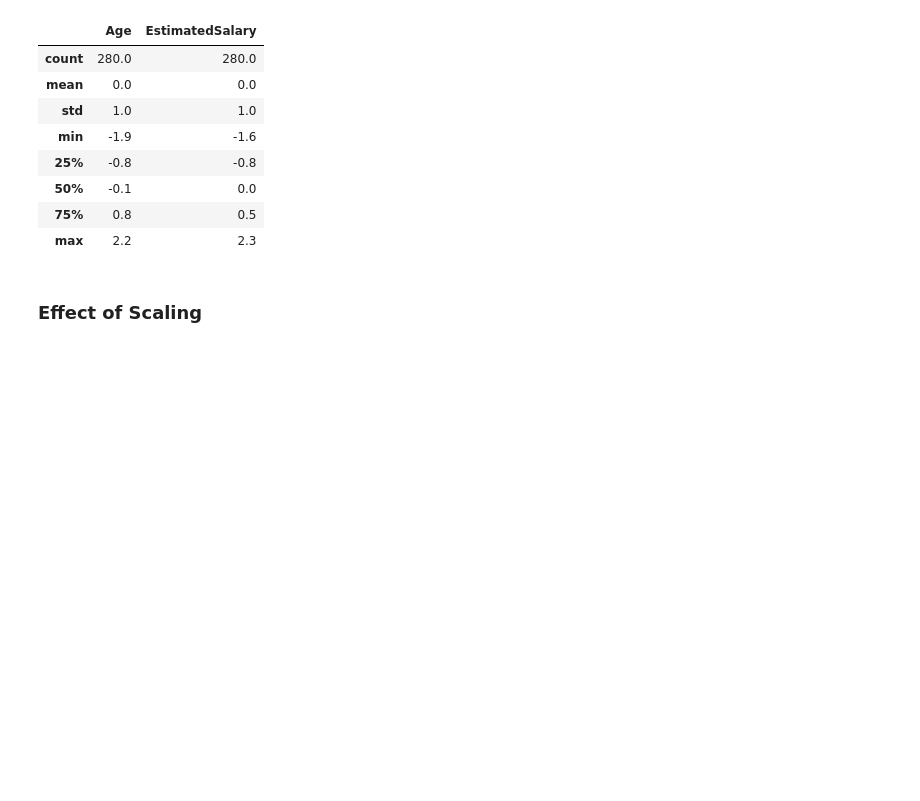
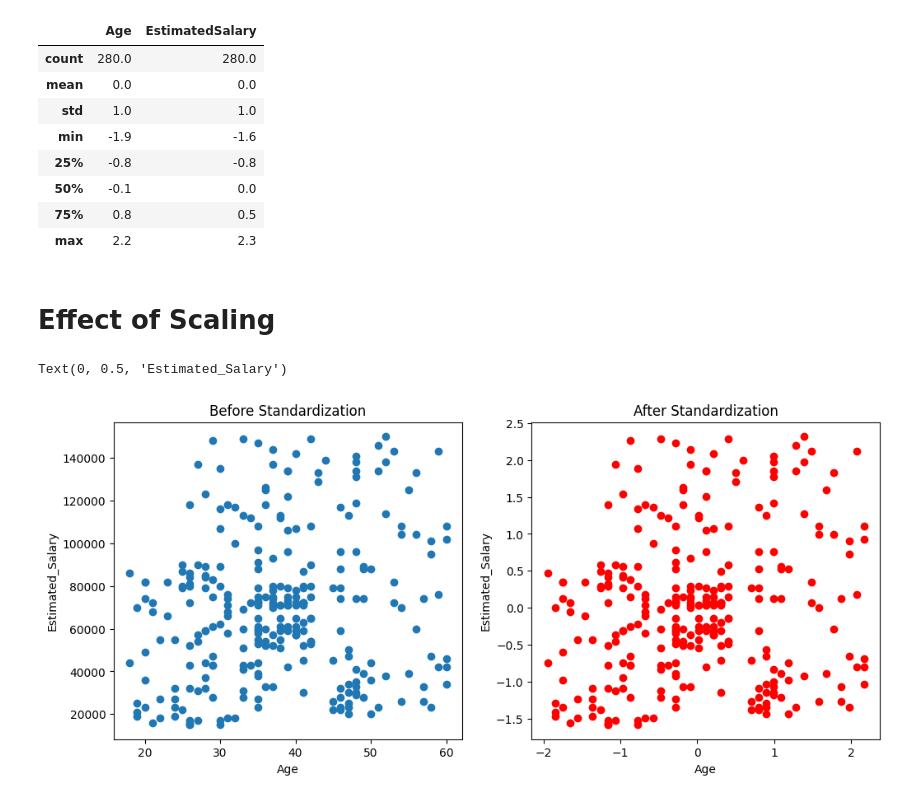
Before and after one commit to tiwariPratyush/ML, a Jupyter notebook: Feature_Engineering/featrue_scaling.ipynb, the cells around one changed output. Drawn from its saved outputs; the diff is of its cells as text; code cells hidden in the pictures; blank space fills up the shorter version.

```diff
--- a/Feature_Engineering/featrue_scaling.ipynb
+++ b/Feature_Engineering/featrue_scaling.ipynb
@@ -123,16 +125,19 @@ np.round(X_train_scaled.describe(),1)
 | 75% | 0.8 | 0.5 |
 | max | 2.2 | 2.3 |
 # %% [markdown]
-### Effect of Scaling
+# Effect of Scaling
 # %%
-fig, ax1,ax2 = plt.subplots(ncols=2,figsize=(12,5))
+fig, (ax1,ax2) = plt.subplots(ncols=2,figsize=(12,5))
 
 ax1.scatter(X_train['Age'],X_train['EstimatedSalary'])
 ax1.set_title('Before Standardization')
 ax1.set_xlabel('Age')
-ax1.set_ylabel('EstimatedSalary')
+ax1.set_ylabel('Estimated_Salary')
 
-ax2.scatter(X_train_scaled['Age'],X_train_scaled['EstimatedSalary'])
+ax2.scatter(X_train_scaled['Age'],X_train_scaled['EstimatedSalary'],color='red')
 ax2.set_title('After Standardization')
 ax2.set_xlabel('Age')
-ax2.set_ylabel('EstimatedSalary')
+ax2.set_ylabel('Estimated_Salary')
+# %% [output]
+Text(0, 0.5, 'Estimated_Salary')
+[figure, added]
```
Also changed, not shown: parts of 11 cells of this notebook.
